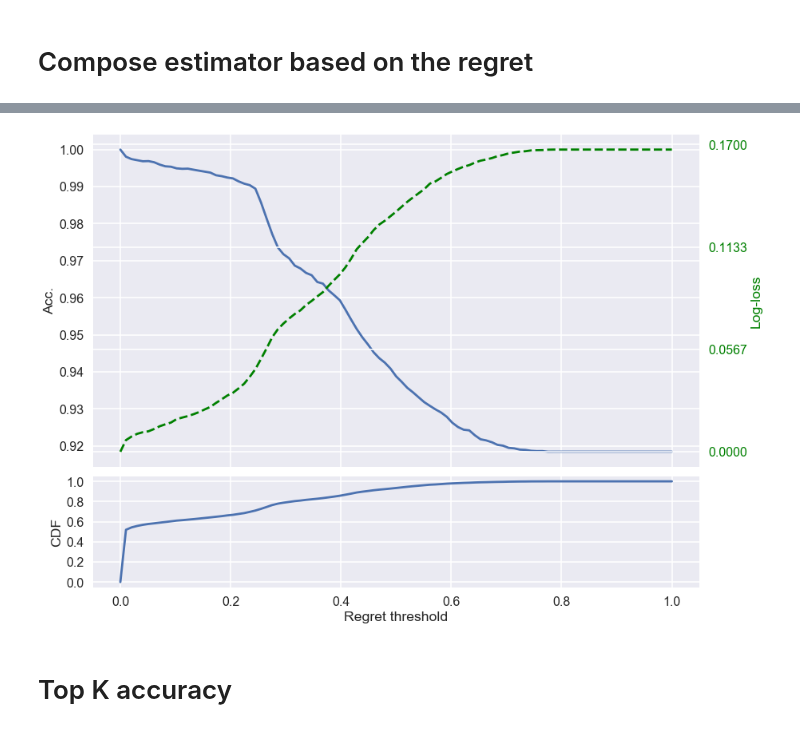
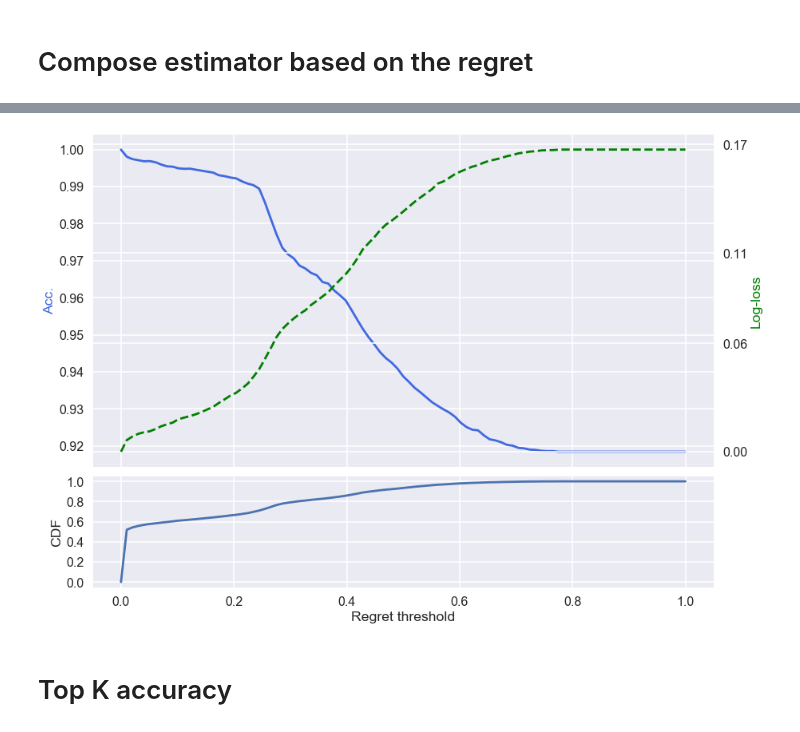
Before and after one commit to kobybibas/deep_pnml_experiments, a Jupyter notebook: src/analyze_results.ipynb, the cells around one changed output, grey strips where cells are left out. Cells and saved outputs as stored; diff of their text form; code cells hidden in the pictures.

```diff
--- a/src/analyze_results.ipynb
+++ b/src/analyze_results.ipynb
@@ -187,39 +139,39 @@ print(pd.DataFrame({'CDF': cdf_list[::n], 'Acc': acc_list[::n], 'Log-loss': nml_
 # %%
-from matplotlib import gridspec
 gs = gridspec.GridSpec(2, 1, height_ratios=[3, 1])
 
 # Acc
+acc_color = 'royalblue'
 ax1=plt.subplot(gs[0])
-ax1.plot(threshold_list,acc_list, '-')
-ax1.set_ylabel('Acc.')
-ax1.tick_params('y')
-# ax1.get_xaxis().set_visible(False)
+ax1.plot(threshold_list,acc_list, '-', color=acc_color)
+ax1.set_ylabel('Acc.', color=acc_color)
+# ax1.tick_params(axis='y', color=acc_color)
 
 labels = [item.get_text() for item in ax1.get_xticklabels()]
 empty_string_labels = ['']*len(labels)
 ax1.set_xticklabels(empty_string_labels)
 
 # Loss
+loss_color = 'green'
 ax2 = ax1.twinx()
-ax2.plot(threshold_list, nml_thresh_loss_list, 'g--')
-ax2.set_yticks(np.linspace(np.min(nml_thresh_loss_list).round(2),
-                           np.max(nml_thresh_loss_list).round(2), 4))
-ax2.set_ylabel('Log-loss', color='green')
-ax2.tick_params('y', colors='green')
+ax2.plot(threshold_list, nml_thresh_loss_list, '--', color=loss_color)
+ax2.set_yticks(np.linspace(np.min(nml_thresh_loss_list), np.max(nml_thresh_loss_list), 4).round(2))
+ax2.set_ylabel('Log-loss', color=loss_color)
+# ax2.tick_params('y', colors=loss_color)
 ax2.get_xaxis().set_visible(False)
 
 # CDF
 ax3=plt.subplot(gs[1])
 ax3.plot(threshold_list, cdf_list)
 ax3.set_yticks(np.linspace(0, 1, 6))
 ax3.set_xlabel('Regret threshold')
 ax3.set_ylabel('CDF')
 
-
-plt.savefig(os.path.join(output_path, 'regret_based_calss_all.jpg'), dpi=200, bbox_inches=plt.tight_layout()) if is_save_fig else None
+# Save and show
+plt.savefig(os.path.join(output_path, 'regret_based_calss_all.jpg'),
+            dpi=200, bbox_inches=plt.tight_layout()) if is_save_fig else None
 plt.show()
 # %% [output]
-[figure, old version]
+[figure, new version]
 # %% [markdown]
 # Top K accuracy
 # %%
```
Also changed, not shown: parts of 22 cells of this notebook, 2 other files.
